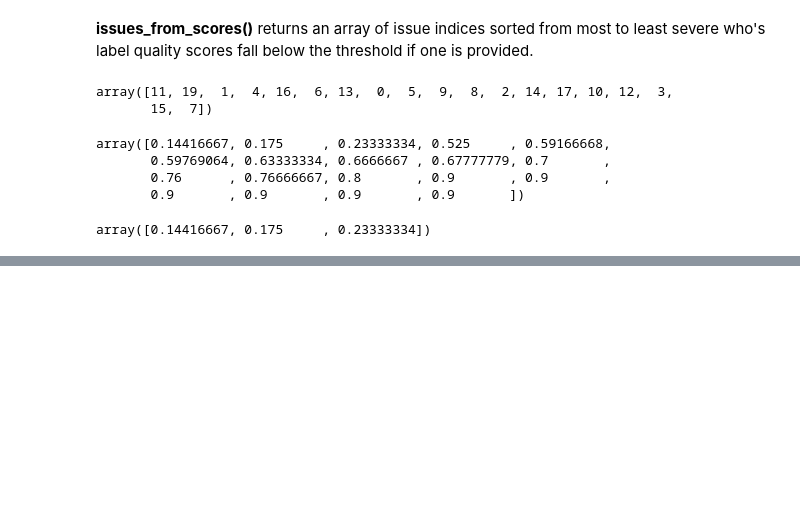
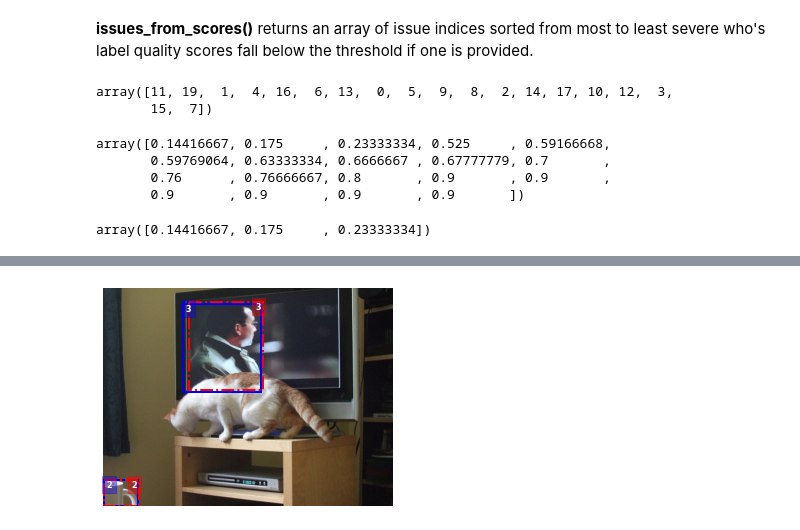
Before and after one commit to cleanlab/cleanlab, a Jupyter notebook: cleanlab/object_detection/tutorial/object_detection_tutorial.ipynb, the cells around one changed output, grey strips where cells are left out. Drawn from its saved outputs; the diff is of its cells as text; code cells hidden in the pictures; blank space fills up the shorter version.

```diff
--- a/cleanlab/object_detection/tutorial/object_detection_tutorial.ipynb
+++ b/cleanlab/object_detection/tutorial/object_detection_tutorial.ipynb
@@ -191 +129,5 @@ viz(image_path, results[example_image_idx], annotations[example_image_idx], gt_o
+# %%
+viz(image_path, results[example_image_idx], annotations[example_image_idx], prediction_threshold=0.5)
+# %% [output]
+[figure, added]
 # %%
```
Also changed, not shown: parts of 10 cells of this notebook, 1 other file.
